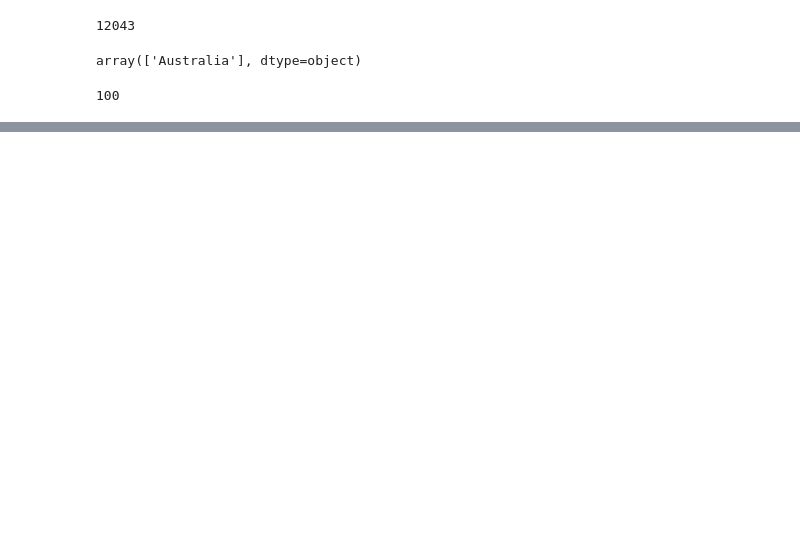
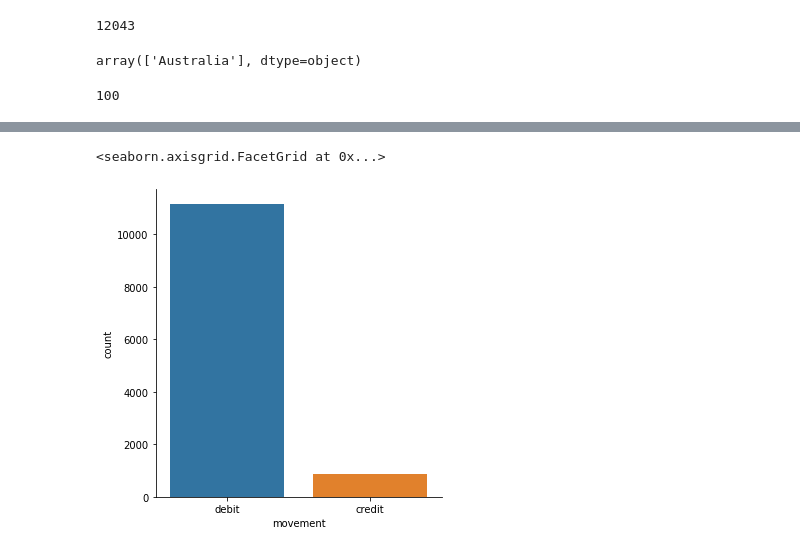
Before and after one commit to nug1209/ANZ_Data_Virtual_Experience, a Jupyter notebook: ANZ_Data_Analytics.ipynb, the cells around one changed output, grey strips where cells are left out. Drawn from its saved outputs; the diff is of its cells as text; code cells hidden in the pictures; blank space fills up the shorter version.

```diff
--- a/ANZ_Data_Analytics.ipynb
+++ b/ANZ_Data_Analytics.ipynb
@@ -385,0 +467,5 @@ df['movement'].unique()
+# %%
+sns.catplot(data=df, x='movement', kind='count')
+# %% [output]
+<seaborn.axisgrid.FacetGrid at 0x...>
+[figure, added]
```
Also changed, not shown: parts of 8 cells of this notebook.
